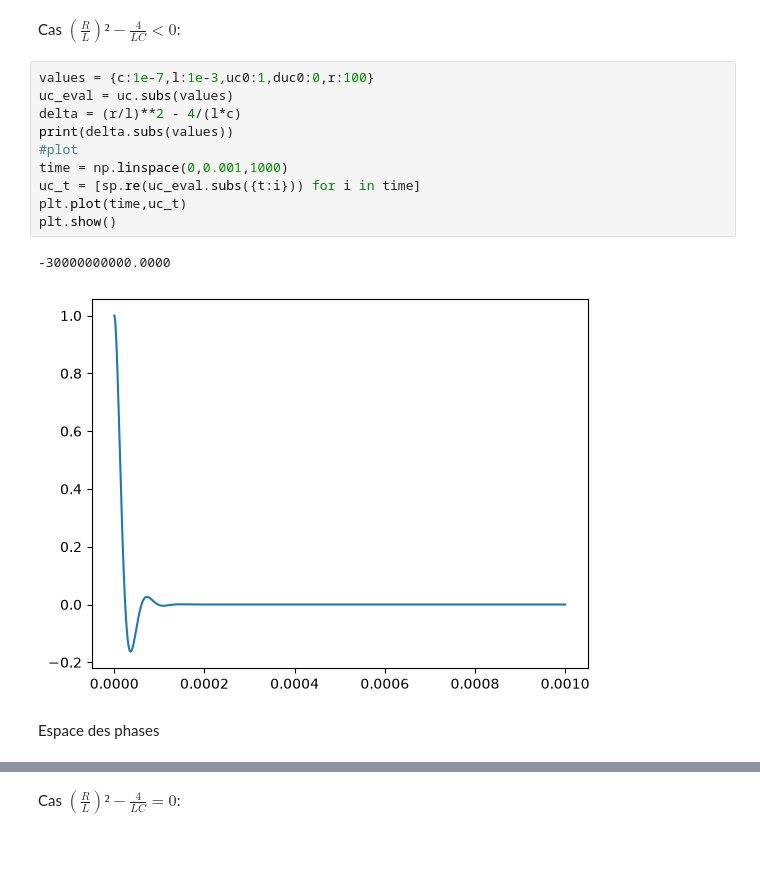
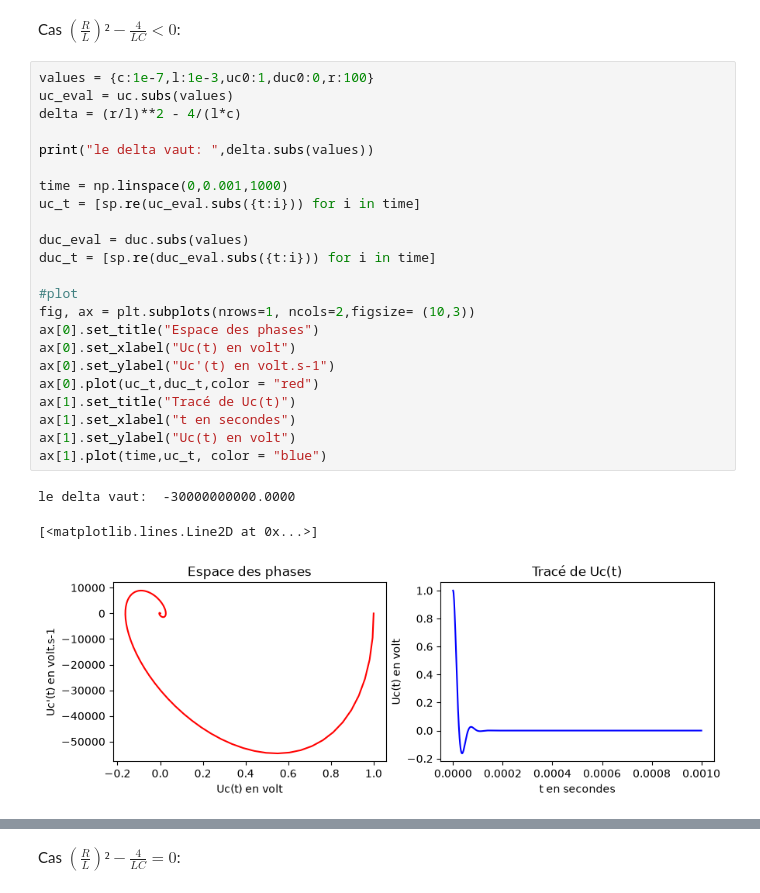
Before and after one commit to camionbenne/Fourmi, a Jupyter notebook: notebook_titouan.ipynb, the cells around one changed output, grey strips where cells are left out. Saved outputs shown, nothing was run; the diff lists cells and outputs as text; blank space fills up the shorter version.

```diff
--- a/notebook_titouan.ipynb
+++ b/notebook_titouan.ipynb
@@ -92,15 +93,27 @@ Cas $(\frac{R}{L})² - \frac{4}{LC} < 0$:
 # %%
 values = {c:1e-7,l:1e-3,uc0:1,duc0:0,r:100}
 uc_eval = uc.subs(values)
 delta = (r/l)**2 - 4/(l*c)
-print(delta.subs(values))
-#plot
+
+print("le delta vaut: ",delta.subs(values))
+
 time = np.linspace(0,0.001,1000)
 uc_t = [sp.re(uc_eval.subs({t:i})) for i in time]
-plt.plot(time,uc_t)
-plt.show()
+
+duc_eval = duc.subs(values)
+duc_t = [sp.re(duc_eval.subs({t:i})) for i in time]
+
+#plot
+fig, ax = plt.subplots(nrows=1, ncols=2,figsize= (10,3))
+ax[0].set_title("Espace des phases")
+ax[0].set_xlabel("Uc(t) en volt")
+ax[0].set_ylabel("Uc'(t) en volt.s-1")
+ax[0].plot(uc_t,duc_t,color = "red")
+ax[1].set_title("Tracé de Uc(t)")
+ax[1].set_xlabel("t en secondes")
+ax[1].set_ylabel("Uc(t) en volt")
+ax[1].plot(time,uc_t, color = "blue")
 # %% [output]
--30000000000.0000
+le delta vaut:  -30000000000.0000
+[<matplotlib.lines.Line2D at 0x...>]
-[figure, old version]
+[figure, new version]
-# %% [markdown]
-Espace des phases
```
Also changed, not shown: parts of 13 cells of this notebook.
